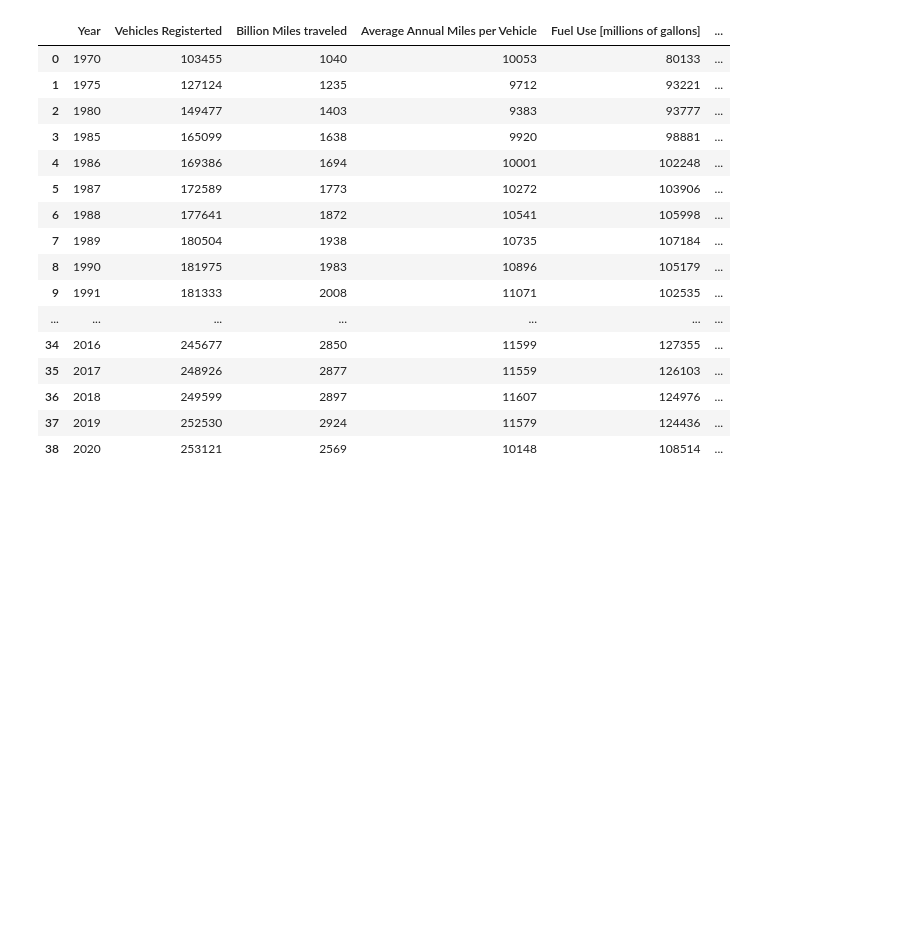
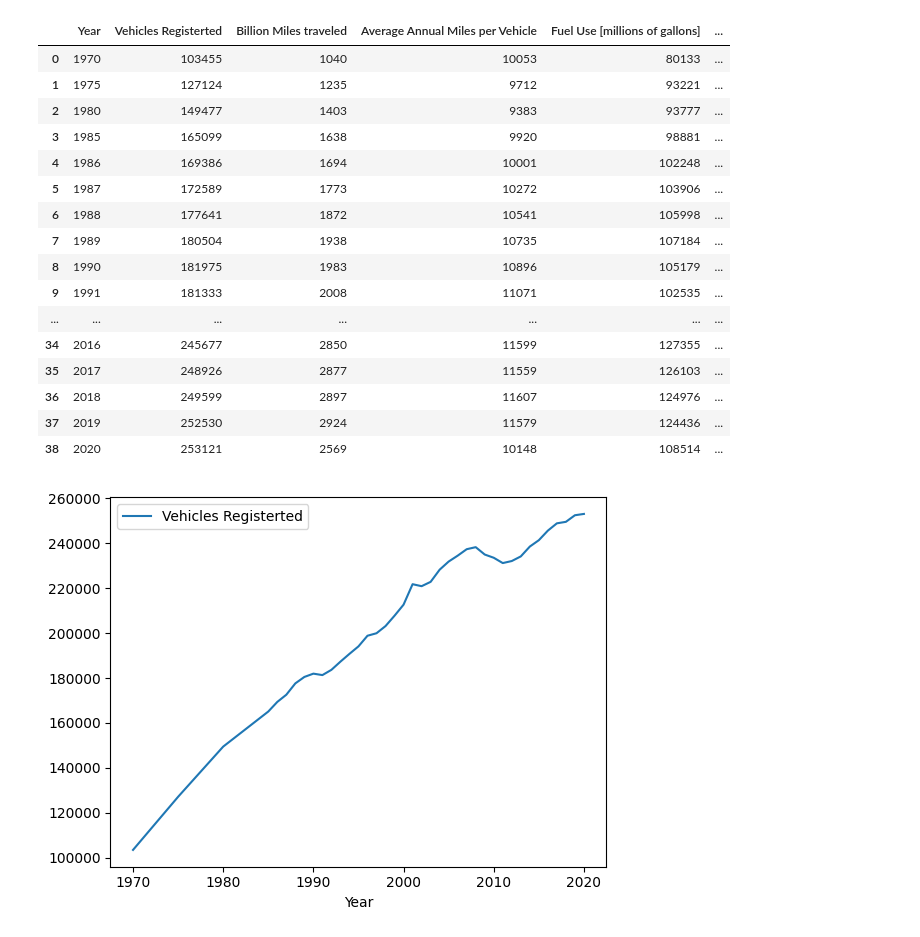
Before and after one commit to davvidbaker/aes-hw-s24, a Jupyter notebook: transportation/hw1_prob1.ipynb, the cells around one changed output. Cells and saved outputs as stored; diff of their text form; code cells hidden in the pictures; blank space fills up the shorter version.

```diff
--- a/transportation/hw1_prob1.ipynb
+++ b/transportation/hw1_prob1.ipynb
@@ -49,21 +57,25 @@ df2
 # %%
-df3 = pd.read_excel('TEDB40_LDVs_2022.xlsx')
+df3 = pd.read_excel("TEDB40_LDVs_2022.xlsx")
+
+df3.plot(0, [1])
+df3.plot(0, 2)
 df3
 # %% [output]
 |  | Year | Vehicles Registerted | Billion Miles traveled | Average Annual Miles per Vehicle | Fuel Use [millions of gallons] | ... |
 | 0 | 1970 | 103455 | 1040 | 10053 | 80133 | ... |
 | 1 | 1975 | 127124 | 1235 | 9712 | 93221 | ... |
 | 2 | 1980 | 149477 | 1403 | 9383 | 93777 | ... |
 | 3 | 1985 | 165099 | 1638 | 9920 | 98881 | ... |
 | 4 | 1986 | 169386 | 1694 | 10001 | 102248 | ... |
 | 5 | 1987 | 172589 | 1773 | 10272 | 103906 | ... |
 | 6 | 1988 | 177641 | 1872 | 10541 | 105998 | ... |
 | 7 | 1989 | 180504 | 1938 | 10735 | 107184 | ... |
 | 8 | 1990 | 181975 | 1983 | 10896 | 105179 | ... |
 | 9 | 1991 | 181333 | 2008 | 11071 | 102535 | ... |
 | ... | ... | ... | ... | ... | ... | ... |
 | 34 | 2016 | 245677 | 2850 | 11599 | 127355 | ... |
 | 35 | 2017 | 248926 | 2877 | 11559 | 126103 | ... |
 | 36 | 2018 | 249599 | 2897 | 11607 | 124976 | ... |
 | 37 | 2019 | 252530 | 2924 | 11579 | 124436 | ... |
 | 38 | 2020 | 253121 | 2569 | 10148 | 108514 | ... |
+[figure, added]
```
Also changed, not shown: parts of 5 cells of this notebook, 2 other files.
